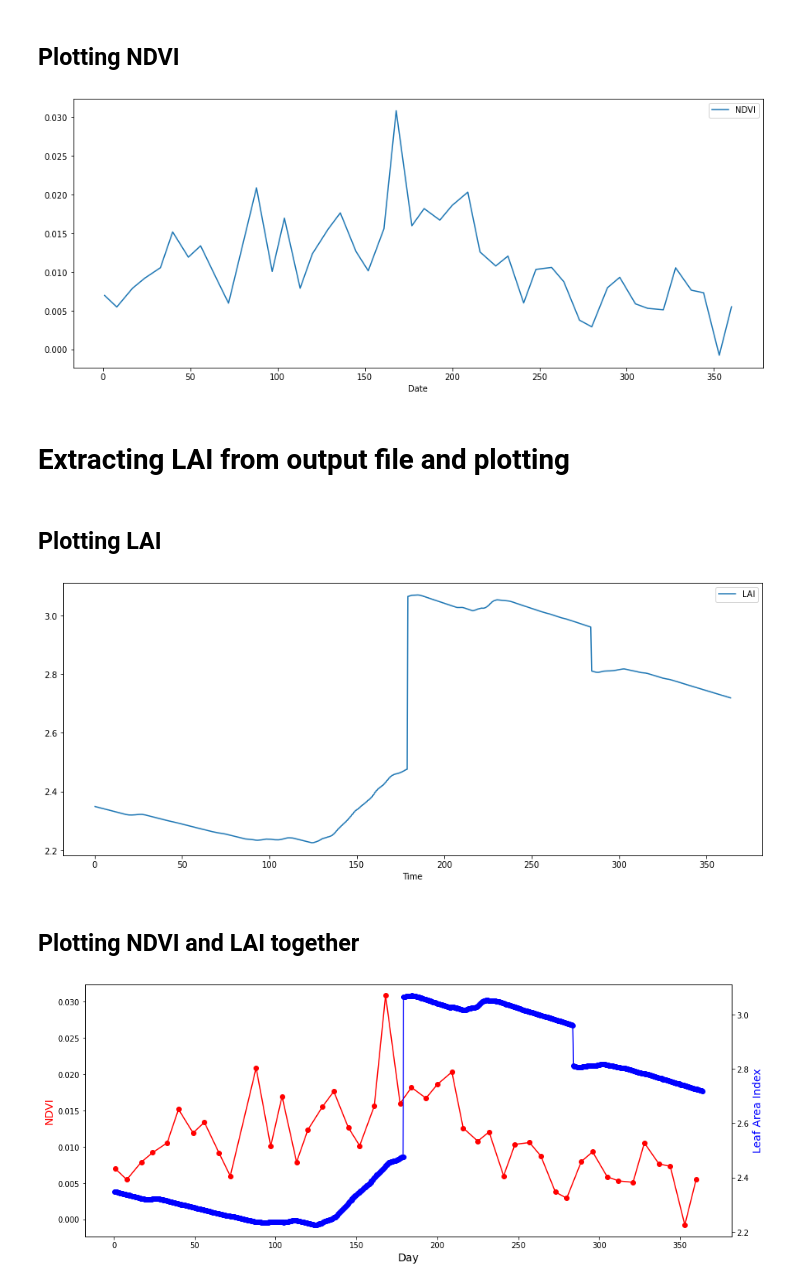
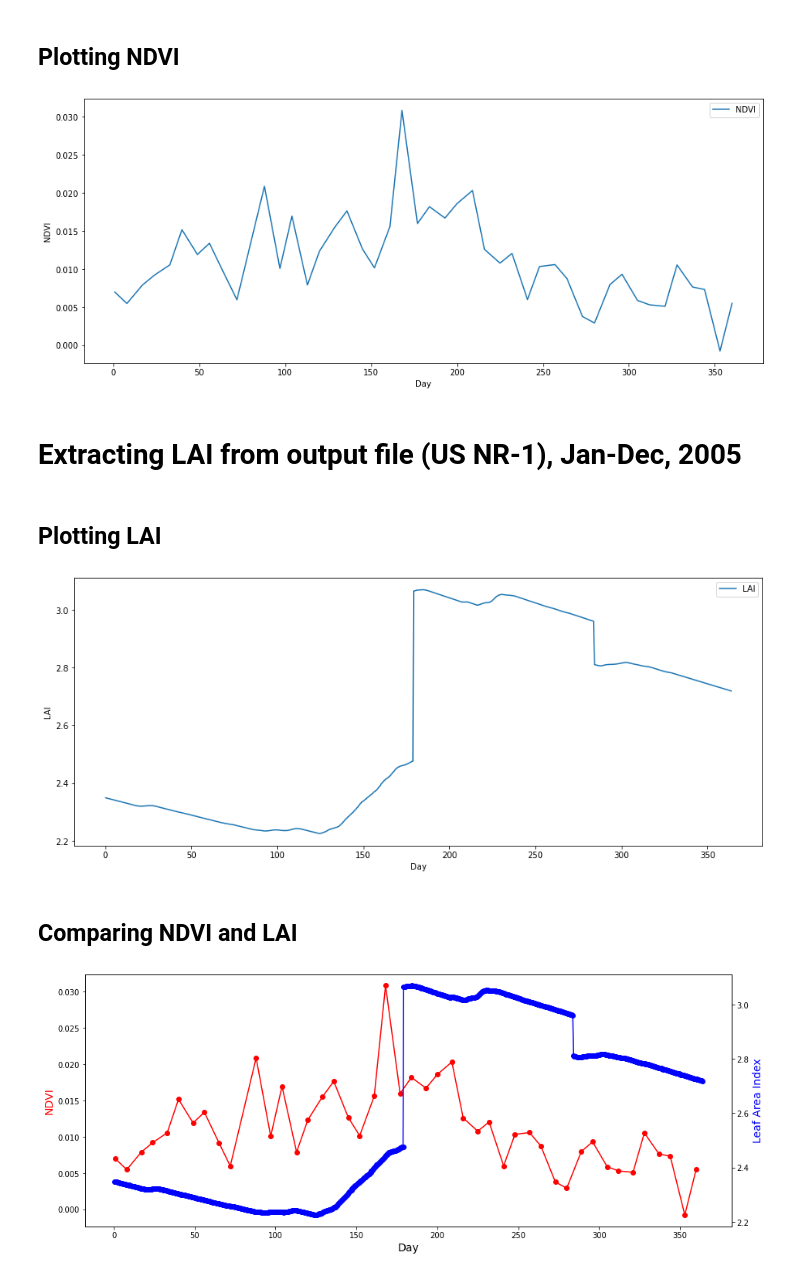
Before and after one commit to ayushprd/PEcAn_Google-Earth-Engine_Task, a Jupyter notebook: Submission.ipynb, the cells around one changed output. Saved outputs shown, nothing was run; the diff lists cells and outputs as text; code cells hidden in the pictures.

```diff
--- a/Submission.ipynb
+++ b/Submission.ipynb
@@ -30,12 +30,12 @@ iTime = header.index('time')
 
 time = [datetime.date.fromtimestamp(i/1000) for i in (data[0:,iTime].astype(int))]
 
-band_list = ['B4','B5']
+BandsUsed = ['B4','B5']
 
-iBands = [header.index(b) for b in band_list]
+iBands = [header.index(b) for b in BandsUsed]
 yData = data[0:,iBands].astype(np.float)
 
 red = yData[:,0]
 nir = yData[:,1]
-ndvi = (nir - red) / (nir + red)
+ndvi = (nir - red) / (nir + red) #Calculating NDVI
 # %%
@@ -54,12 +53,14 @@ NDVIdf = NDVIdf.drop('index', axis = 1)
 ## Plotting NDVI
 # %%
 rcParams['figure.figsize'] = 15, 6
-NDVIdf.plot(y='NDVI',x='Date')
+ax = NDVIdf.plot(y='NDVI', x='Date')
+ax.set_xlabel('Day')
+ax.set_ylabel('NDVI')
 plt.show()
 # %% [output]
-[figure, old version]
+[figure, new version]
 # %% [markdown]
-# Extracting LAI from output file and plotting
+# Extracting LAI from output file (US NR-1), Jan-Dec, 2005
 # %%
 output_file = '2005.nc'
 file = Dataset(output_file, mode='r')
@@ -78,12 +79,14 @@ LAIdf = pd.DataFrame({'LAI':lai, 'Time':ti})
 ## Plotting LAI
 # %%
 rcParams['figure.figsize'] = 15, 6
-LAIdf.plot(y='LAI',x='Time')
+ax = LAIdf.plot(y='LAI',x='Time')
+ax.set_xlabel('Day')
+ax.set_ylabel('LAI')
 plt.show()
 # %% [output]
-[figure, old version]
+[figure, new version]
 # %% [markdown]
-## Plotting NDVI and LAI together
+## Comparing NDVI and LAI
 # %%
 fig,ax = plt.subplots()
 
```
Also changed, not shown: parts of 3 cells of this notebook, 3 other files.
